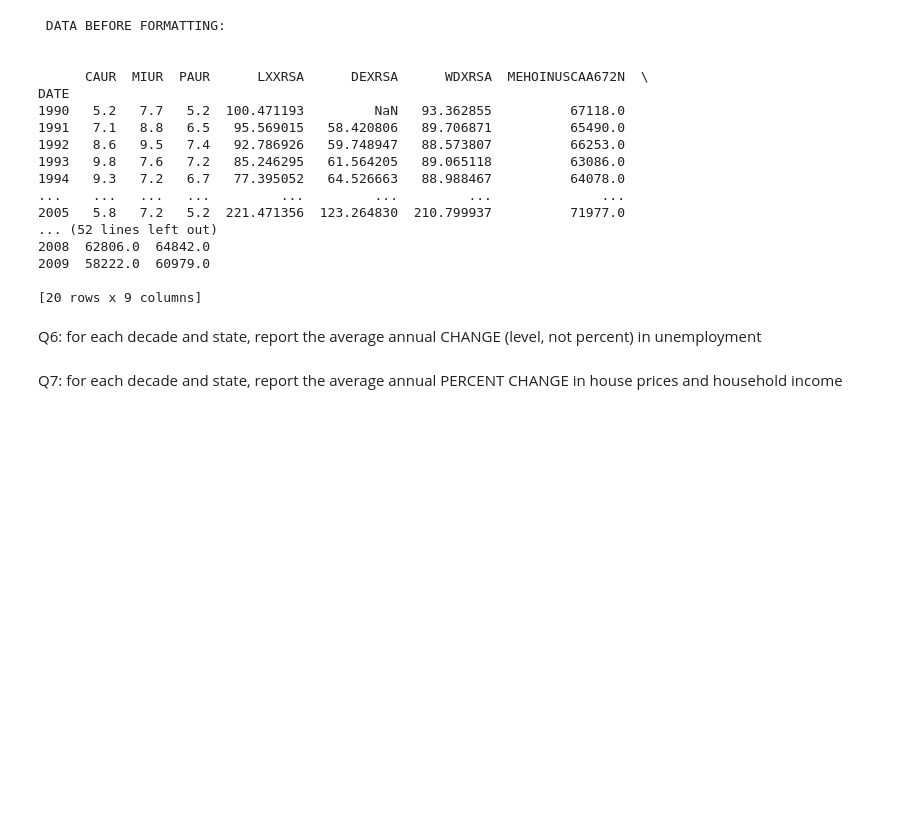
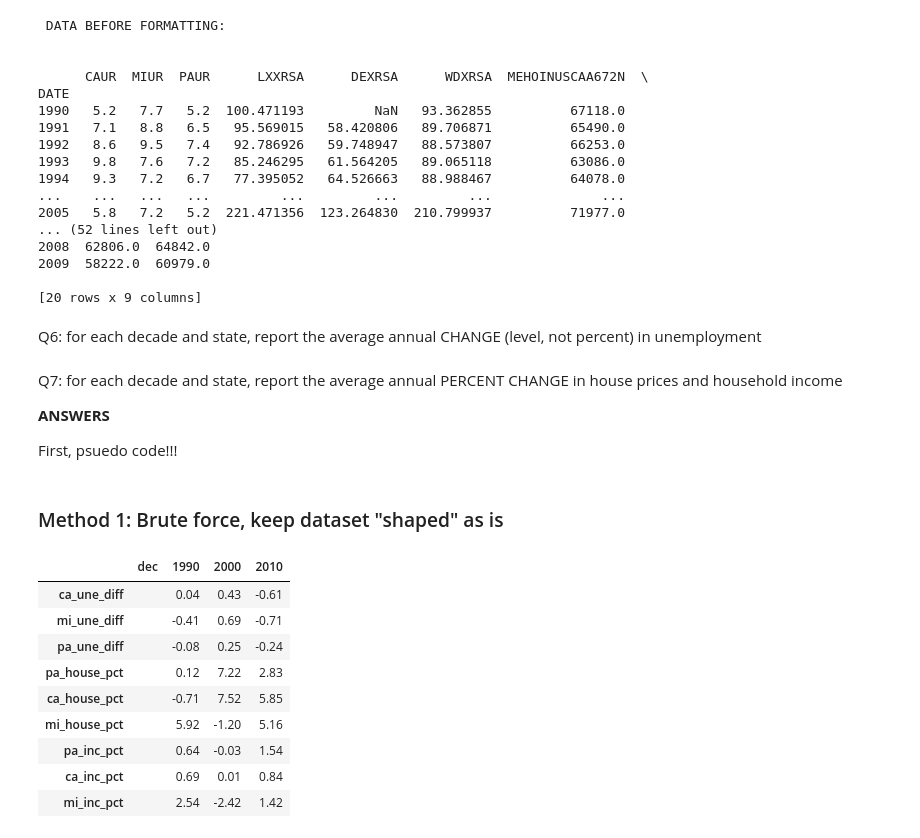
Before and after one commit to tommymcdade/Class-Notes-1045, a Jupyter notebook: Exercises/Pandas exercises.ipynb, the cells around one changed output. Drawn from its saved outputs; the diff is of its cells as text; code cells hidden in the pictures; blank space fills up the shorter version.

```diff
--- a/Exercises/Pandas exercises.ipynb
+++ b/Exercises/Pandas exercises.ipynb
@@ -420,3 +583,7 @@ DATE
 Q6: for each decade and state, report the average annual CHANGE (level, not percent) in unemployment
 # %% [markdown]
 Q7: for each decade and state, report the average annual PERCENT CHANGE in house prices and household income
+
+**ANSWERS**
+
+First, psuedo code!!!
@@ -422,0 +607,44 @@ Q7: for each decade and state, report the average annual PERCENT CHANGE in house
+# %% [markdown]
+### Method 1: Brute force, keep dataset "shaped" as is
+# %%
+# get decade variable
+
+macro_data['dec'] = (macro_data.index//10)*10
+
+# get annual change in unemploy for each state
+
+macro_data['ca_une_diff'] = macro_data[ ('Unemployment','CA') ].diff()
+macro_data['mi_une_diff'] = macro_data[ ('Unemployment','MI') ].diff()
+macro_data['pa_une_diff'] = macro_data[ ('Unemployment','PA') ].diff()
+
+# get annual pct change in house price and income for each state
+
+macro_data['pa_house_pct'] = macro_data[ ('HouseIdx','PA') ].pct_change()*100
+macro_data['ca_house_pct'] = macro_data[ ('HouseIdx','CA') ].pct_change()*100
+macro_data['mi_house_pct'] = macro_data[ ('HouseIdx','MI') ].pct_change()*100
+
+macro_data['pa_inc_pct'] = macro_data[ ('MedIncome','PA') ].pct_change()*100
+macro_data['ca_inc_pct'] = macro_data[ ('MedIncome','CA') ].pct_change()*100
+macro_data['mi_inc_pct'] = macro_data[ ('MedIncome','MI') ].pct_change()*100
+
+# a setting to reduce decimals in pandas tables
+
+pd.set_option('display.float_format', '{:,.2f}'.format)
+
+# average our vars for each state within decade
+(
+    macro_data.groupby('dec') .mean()
+    # this is optional adjustment to the output
+    .T .tail(9)
+)
+# %% [output]
+|  | dec | 1990 | 2000 | 2010 |
+| ca_une_diff |  | 0.04 | 0.43 | -0.61 |
+| mi_une_diff |  | -0.41 | 0.69 | -0.71 |
+| pa_une_diff |  | -0.08 | 0.25 | -0.24 |
+| pa_house_pct |  | 0.12 | 7.22 | 2.83 |
+| ca_house_pct |  | -0.71 | 7.52 | 5.85 |
+| mi_house_pct |  | 5.92 | -1.20 | 5.16 |
+| pa_inc_pct |  | 0.64 | -0.03 | 1.54 |
+| ca_inc_pct |  | 0.69 | 0.01 | 0.84 |
+| mi_inc_pct |  | 2.54 | -2.42 | 1.42 |
```
Also changed, not shown: parts of 29 cells of this notebook, 3 other files.
